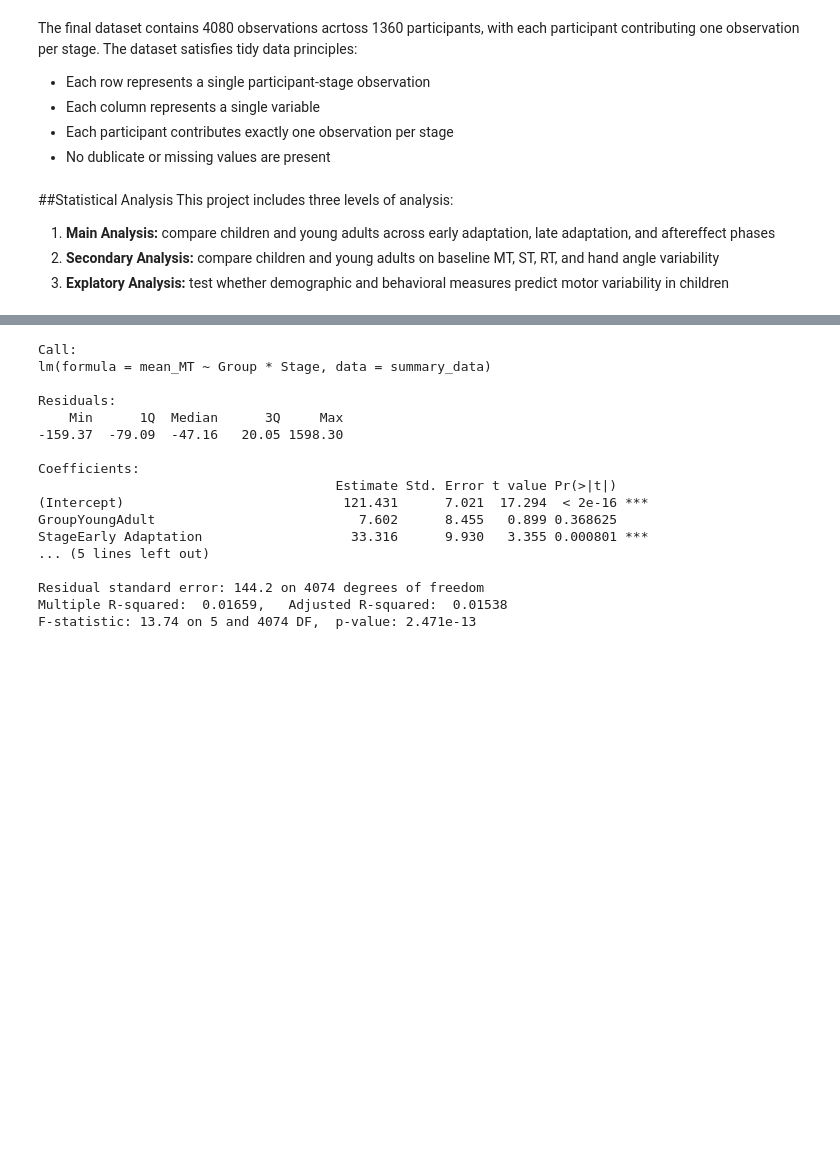
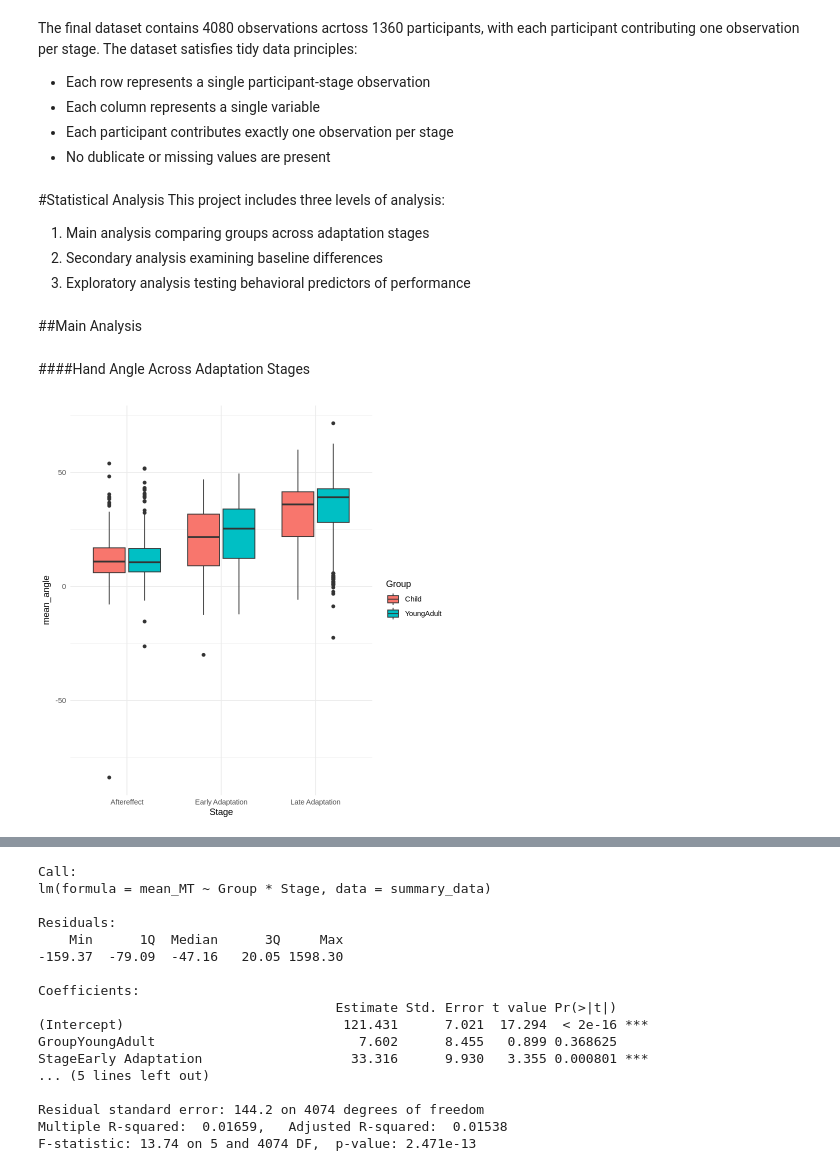
Before and after one commit to scelliot-cpu/Elliott_DSPN_26_FinalProject, a Jupyter notebook: Elliott_DSPN_S26_FinalProject.ipynb, the cells around one changed output, grey strips where cells are left out. Drawn from its saved outputs; the diff is of its cells as text; code cells hidden in the pictures; blank space fills up the shorter version.

```diff
--- a/Elliott_DSPN_S26_FinalProject.ipynb
+++ b/Elliott_DSPN_S26_FinalProject.ipynb
@@ -257,10 +251,20 @@ The final dataset contains 4080 observations acrtoss 1360 participants, with eac
 *   Each column represents a single variable
 *   Each participant contributes exactly one observation per stage
 *   No dublicate or missing values are present
-# %% [markdown]
-##Statistical Analysis
-This project includes three levels of analysis:
-
-1. **Main Analysis:** compare children and young adults across early adaptation, late adaptation, and aftereffect phases
-2. **Secondary Analysis:** compare children and young adults on baseline MT, ST, RT, and hand angle variability
-3. **Explatory Analysis:** test whether demographic and behavioral measures predict motor variability in children
+# %% [markdown]
+#Statistical Analysis
+This project includes three levels of analysis:
+
+1. Main analysis comparing groups across adaptation stages
+2. Secondary analysis examining baseline differences
+3. Exploratory analysis testing behavioral predictors of performance
+# %% [markdown]
+##Main Analysis
+# %% [markdown]
+####Hand Angle Across Adaptation Stages
+# %%
+ggplot(summary_data, aes(x = Stage, y = mean_angle, fill = Group)) +
+  geom_boxplot() +
+  theme_minimal()
+# %% [output]
+[figure, added]
```
Also changed, not shown: parts of 15 cells of this notebook.
